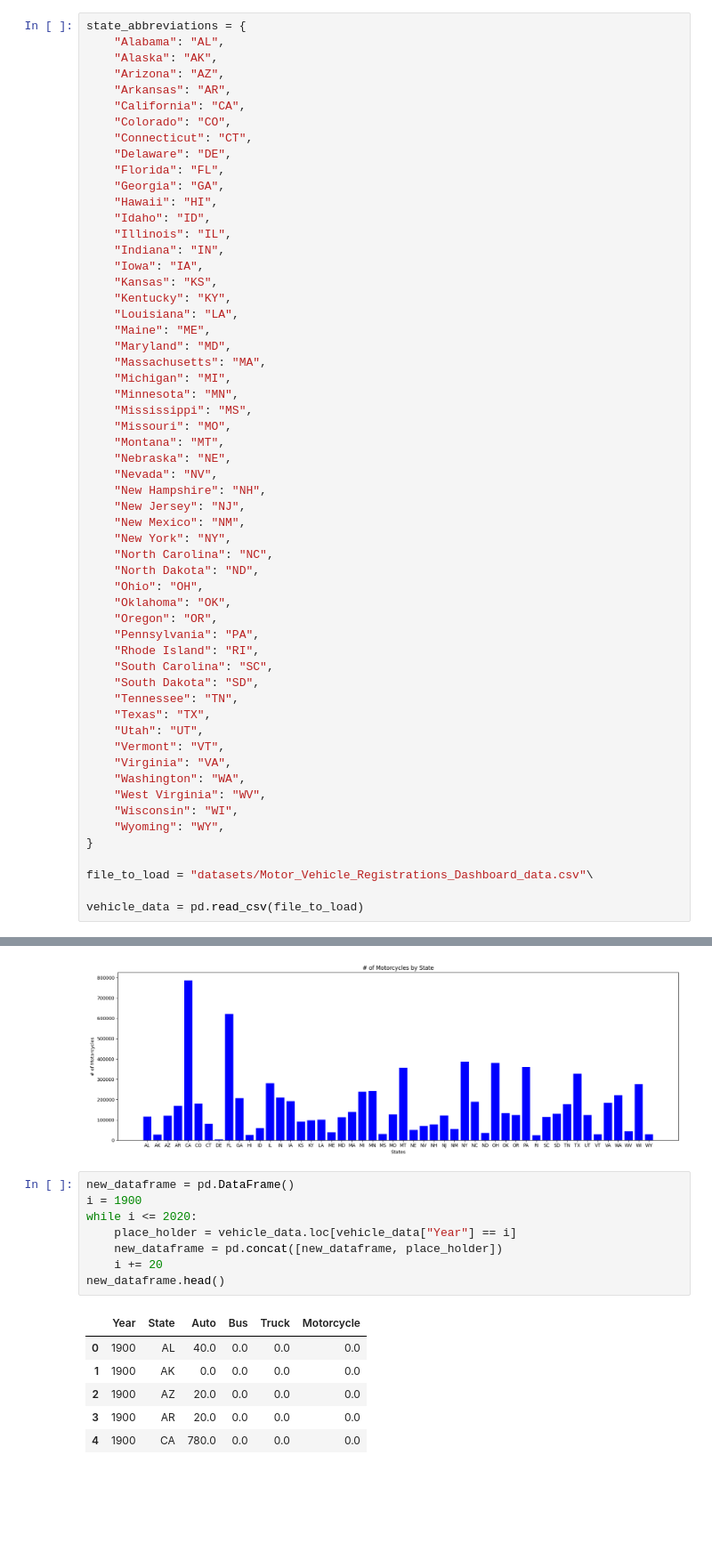
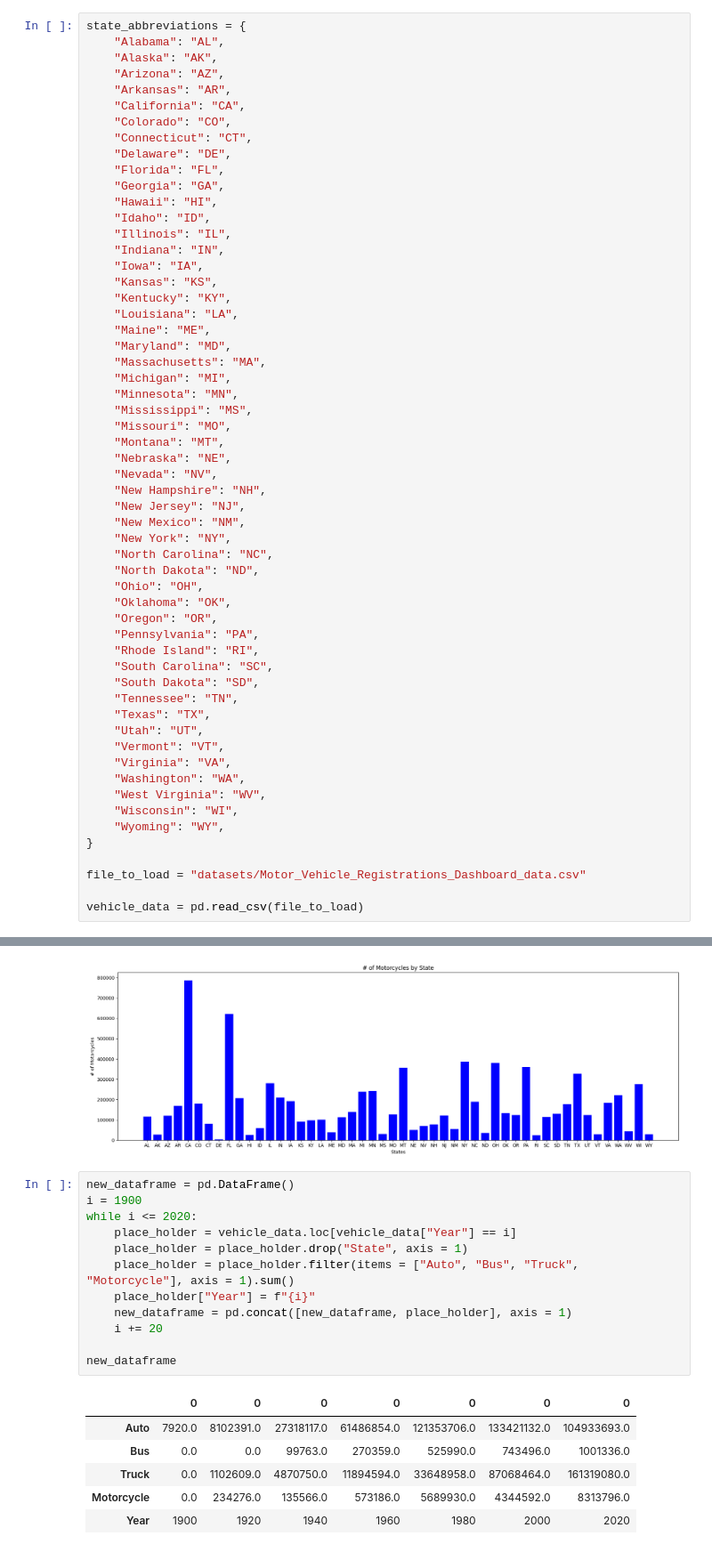
Before and after one commit to Eli80763/data-science-passion-project, a Jupyter notebook: project.ipynb, the cells around one changed output, grey strips where cells are left out. Shown: that part at 89% size. Drawn from its saved outputs; the diff is of its cells as text; blank space fills up the shorter version.

Commit message:
started working on second dataframe

```diff
--- a/project.ipynb
+++ b/project.ipynb
@@ -59,7 +59,7 @@ state_abbreviations = {
     "Wyoming": "WY",
 }
 
-file_to_load = "datasets/Motor_Vehicle_Registrations_Dashboard_data.csv"\
+file_to_load = "datasets/Motor_Vehicle_Registrations_Dashboard_data.csv"
 
 vehicle_data = pd.read_csv(file_to_load)
 # %%
@@ -102,15 +102,19 @@ motorcycle_fig.tight_layout()
 # %%
 new_dataframe = pd.DataFrame()
 i = 1900
 while i <= 2020:
     place_holder = vehicle_data.loc[vehicle_data["Year"] == i]
-    new_dataframe = pd.concat([new_dataframe, place_holder])
+    place_holder = place_holder.drop("State", axis = 1)
+    place_holder = place_holder.filter(items = ["Auto", "Bus", "Truck", "Motorcycle"], axis = 1).sum()
+    place_holder["Year"] = f"{i}"
+    new_dataframe = pd.concat([new_dataframe, place_holder], axis = 1)
     i += 20
-new_dataframe.head()
+
+new_dataframe
 # %% [output]
-|  | Year | State | Auto | Bus | Truck | Motorcycle |
-| 0 | 1900 | AL | 40.0 | 0.0 | 0.0 | 0.0 |
-| 1 | 1900 | AK | 0.0 | 0.0 | 0.0 | 0.0 |
-| 2 | 1900 | AZ | 20.0 | 0.0 | 0.0 | 0.0 |
-| 3 | 1900 | AR | 20.0 | 0.0 | 0.0 | 0.0 |
-| 4 | 1900 | CA | 780.0 | 0.0 | 0.0 | 0.0 |
+|  | 0 | 0 | 0 | 0 | 0 | 0 | 0 |
+| Auto | 7920.0 | 8102391.0 | 27318117.0 | 61486854.0 | 121353706.0 | 133421132.0 | 104933693.0 |
+| Bus | 0.0 | 0.0 | 99763.0 | 270359.0 | 525990.0 | 743496.0 | 1001336.0 |
+| Truck | 0.0 | 1102609.0 | 4870750.0 | 11894594.0 | 33648958.0 | 87068464.0 | 161319080.0 |
+| Motorcycle | 0.0 | 234276.0 | 135566.0 | 573186.0 | 5689930.0 | 4344592.0 | 8313796.0 |
+| Year | 1900 | 1920 | 1940 | 1960 | 1980 | 2000 | 2020 |
```
Also changed, not shown: parts of 1 cell of this notebook.
